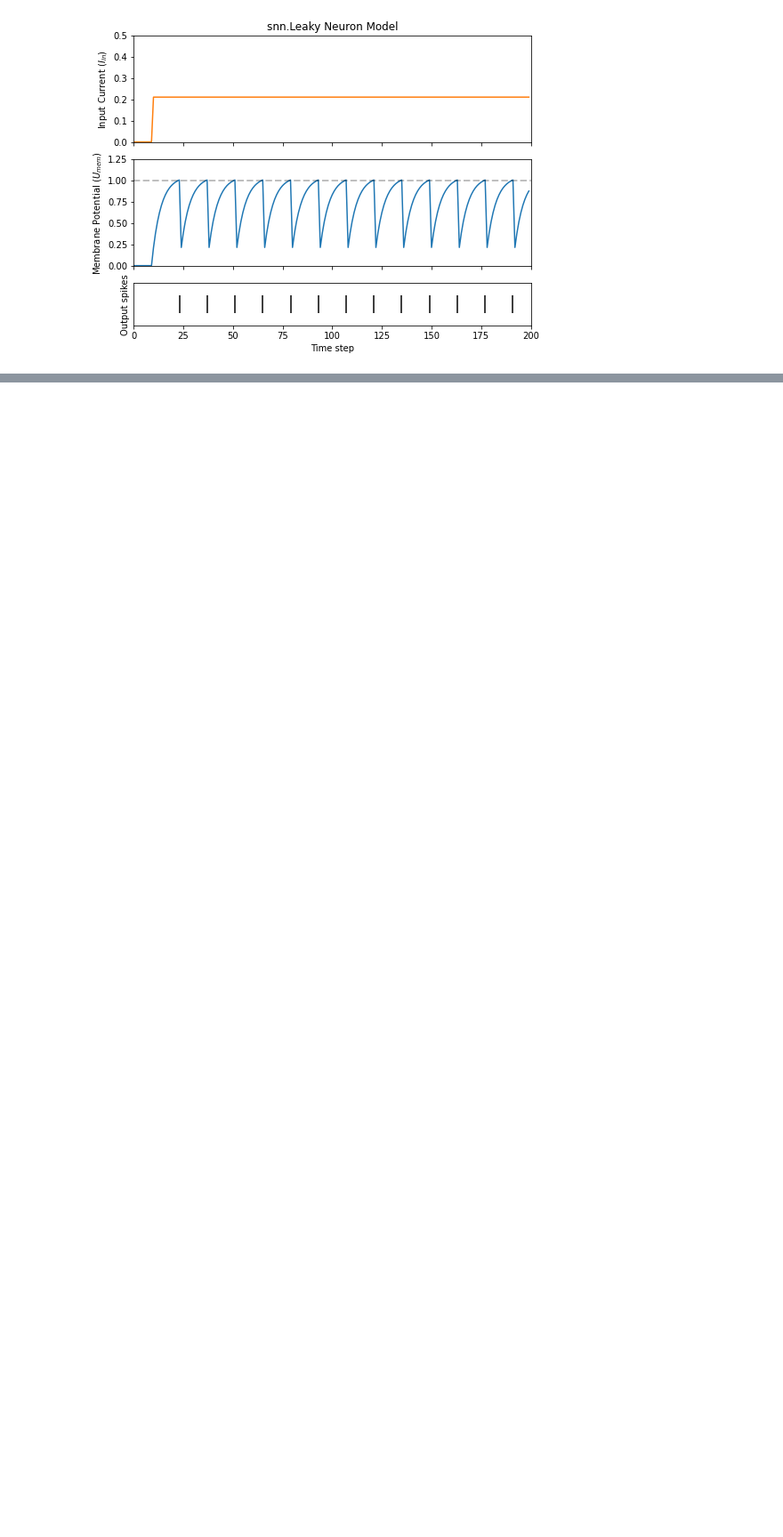
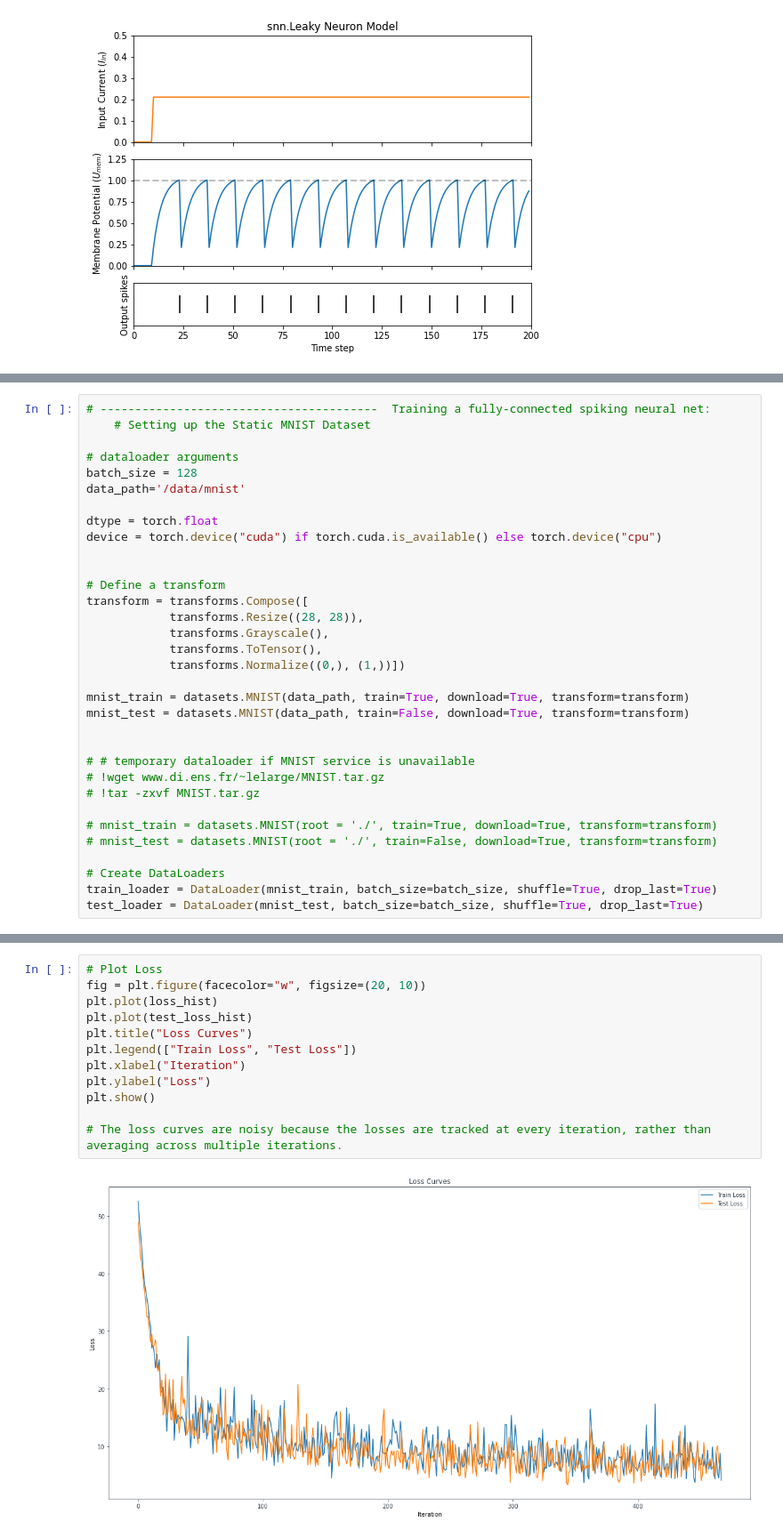
Before and after one commit to Mrezakhodashenas/PhD-NN, a Jupyter notebook: snn.ipynb, the cells around one changed output, grey strips where cells are left out. Shown at 89% size. Cells and saved outputs as stored; diff of their text form; blank space fills up the shorter version.

```diff
--- a/snn.ipynb
+++ b/snn.ipynb
@@ -215,0 +314,33 @@ Dimensions of spk_in: torch.Size([200, 1, 784])
+# %%
+# ----------------------------------------  Training a fully-connected spiking neural net:
+    # Setting up the Static MNIST Dataset
+
+# dataloader arguments
+batch_size = 128
+data_path='/data/mnist'
+
+dtype = torch.float
+device = torch.device("cuda") if torch.cuda.is_available() else torch.device("cpu")
+
+
+# Define a transform
+transform = transforms.Compose([
+            transforms.Resize((28, 28)),
+            transforms.Grayscale(),
+            transforms.ToTensor(),
+            transforms.Normalize((0,), (1,))])
+
+mnist_train = datasets.MNIST(data_path, train=True, download=True, transform=transform)
+mnist_test = datasets.MNIST(data_path, train=False, download=True, transform=transform)
+
+
+# # temporary dataloader if MNIST service is unavailable
+# !wget www.di.ens.fr/~lelarge/MNIST.tar.gz
+# !tar -zxvf MNIST.tar.gz
+
+# mnist_train = datasets.MNIST(root = './', train=True, download=True, transform=transform)
+# mnist_test = datasets.MNIST(root = './', train=False, download=True, transform=transform)
+
+# Create DataLoaders
+train_loader = DataLoader(mnist_train, batch_size=batch_size, shuffle=True, drop_last=True)
+test_loader = DataLoader(mnist_test, batch_size=batch_size, shuffle=True, drop_last=True)
@@ -215,0 +584,14 @@ Dimensions of spk_in: torch.Size([200, 1, 784])
+# %%
+# Plot Loss
+fig = plt.figure(facecolor="w", figsize=(20, 10))
+plt.plot(loss_hist)
+plt.plot(test_loss_hist)
+plt.title("Loss Curves")
+plt.legend(["Train Loss", "Test Loss"])
+plt.xlabel("Iteration")
+plt.ylabel("Loss")
+plt.show()
+
+# The loss curves are noisy because the losses are tracked at every iteration, rather than averaging across multiple iterations.
+# %% [output]
+[figure, added]
```
Also changed, not shown: parts of 14 cells of this notebook.
